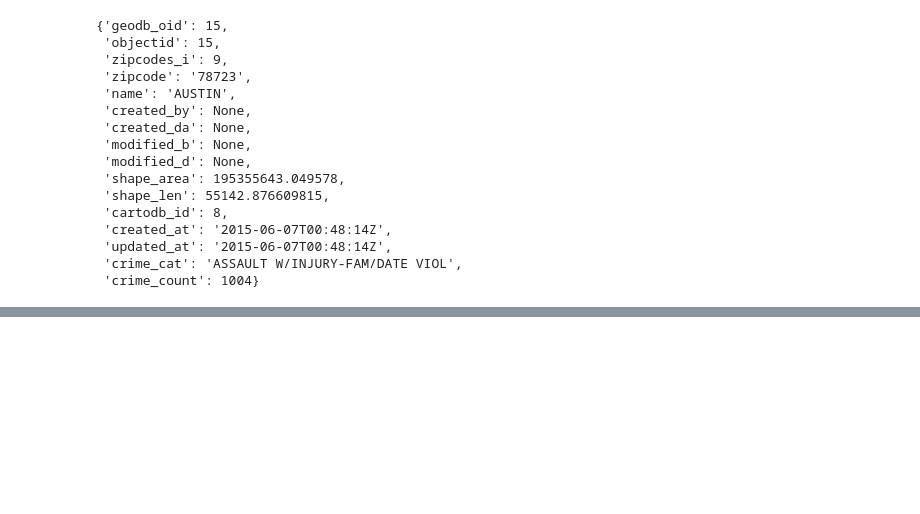
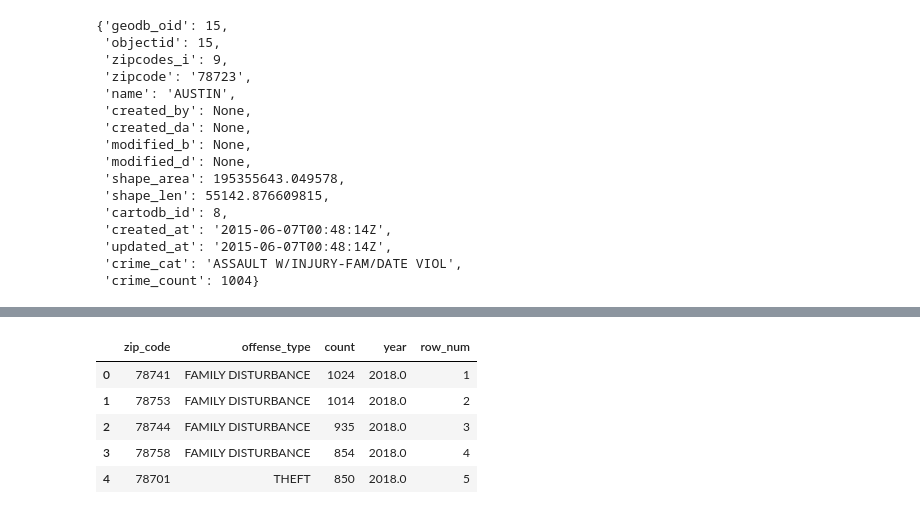
Before and after one commit to DonnieData/austin_crime_EDA, a Jupyter notebook: crime_data_EDA.ipynb, the cells around one changed output, grey strips where cells are left out. Cells and saved outputs as stored; diff of their text form; code cells hidden in the pictures; blank space fills up the shorter version.

```diff
--- a/crime_data_EDA.ipynb
+++ b/crime_data_EDA.ipynb
@@ -1181,0 +1216,29 @@ for i in list(range(len(zipgeo['features']))):
+# %%
+db_frame('''
+WITH top_zip_ctype AS (
+    SELECT zip_code,
+        offense_type,
+        COUNT(*) AS count,
+        EXTRACT (YEAR from occurred_date) AS year,
+        ROW_NUMBER() OVER(
+                    PARTITION BY EXTRACT (YEAR from occurred_date)
+                    ORDER BY COUNT(*) DESC, EXTRACT (YEAR from occurred_date) ASC) AS row_num
+    FROM crime_incidents as cr
+    LEFT JOIN offense_type as of
+    ON (cr.offense_code = of.offense_code)
+    GROUP BY zip_code, offense_type, year)
+SELECT zip_code,
+        offense_type,
+        count,
+        year,
+        row_num
+FROM top_zip_ctype
+WHERE row_num <= 5 AND year = 2018;
+''')
+# %% [output]
+|  | zip_code | offense_type | count | year | row_num |
+| 0 | 78741 | FAMILY DISTURBANCE | 1024 | 2018.0 | 1 |
+| 1 | 78753 | FAMILY DISTURBANCE | 1014 | 2018.0 | 2 |
+| 2 | 78744 | FAMILY DISTURBANCE | 935 | 2018.0 | 3 |
+| 3 | 78758 | FAMILY DISTURBANCE | 854 | 2018.0 | 4 |
+| 4 | 78701 | THEFT | 850 | 2018.0 | 5 |
```
Also changed, not shown: parts of 8 cells of this notebook, 2 other files.
